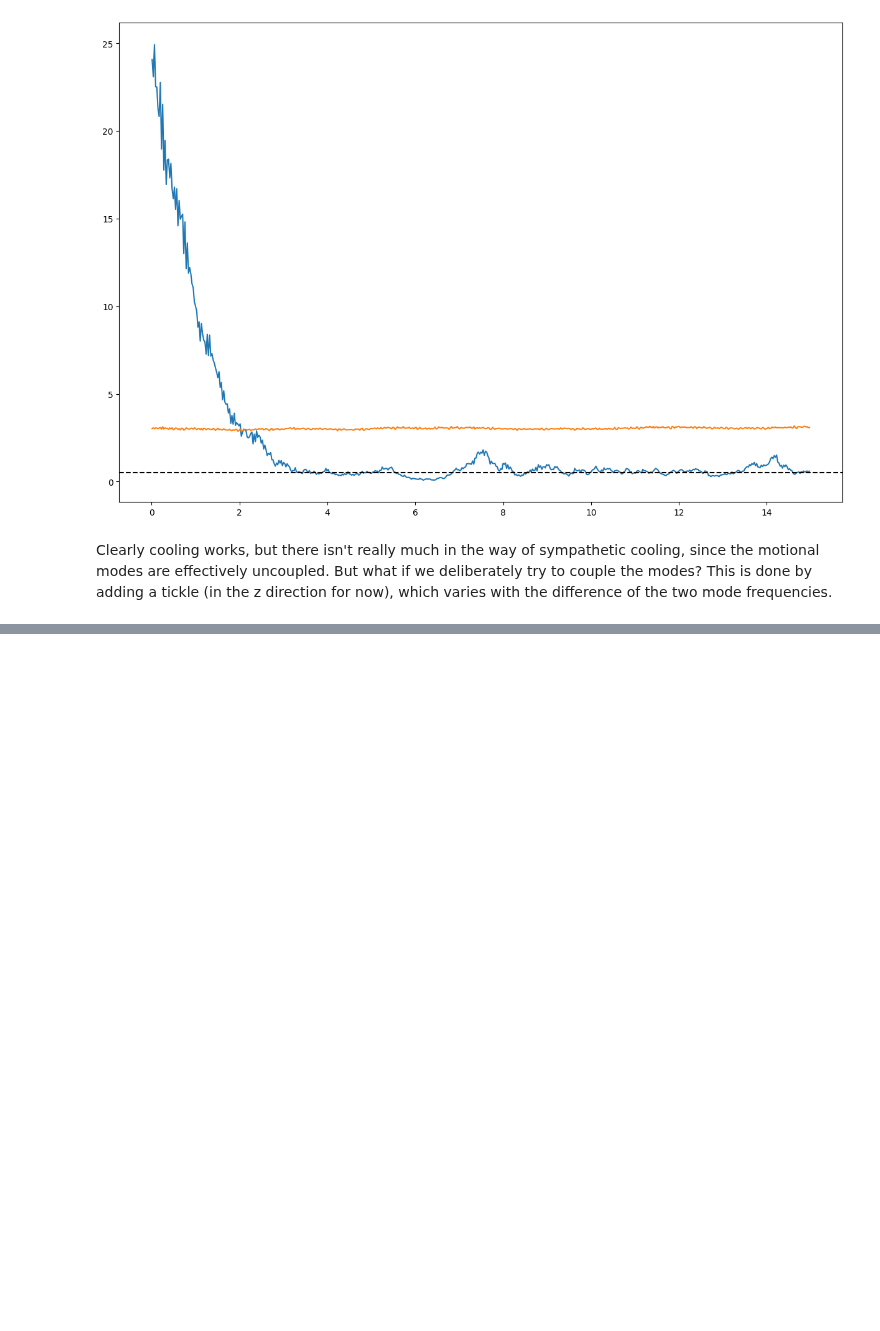
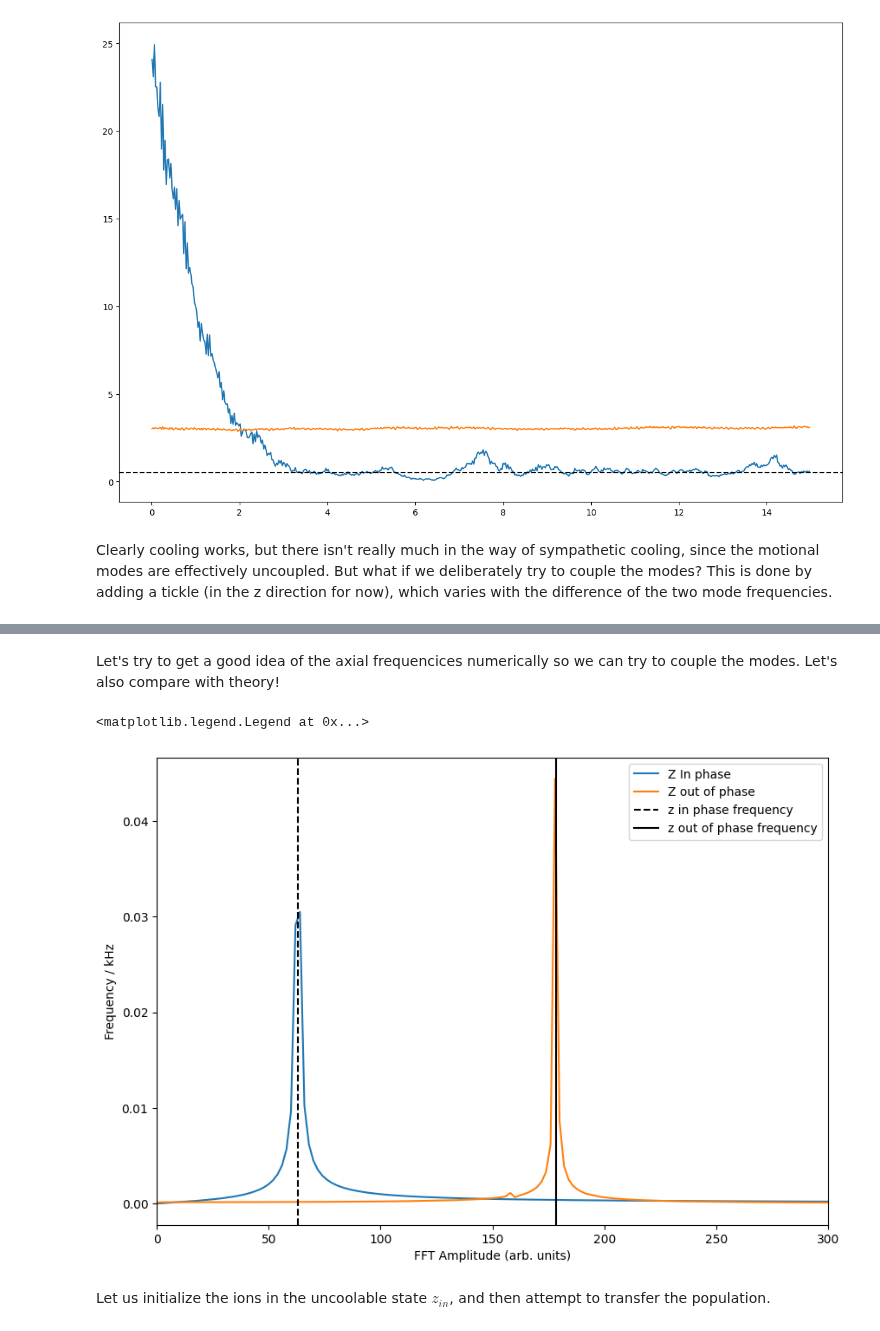
Before and after one commit to EmilLenler/PhD-Work, a Jupyter notebook: Two-Ion-Systems/Cooling2Ion.ipynb, the cells around one changed output, grey strips where cells are left out. Cells and saved outputs as stored; diff of their text form; code cells hidden in the pictures; blank space fills up the shorter version.

```diff
--- a/Two-Ion-Systems/Cooling2Ion.ipynb
+++ b/Two-Ion-Systems/Cooling2Ion.ipynb
@@ -101,6 +101,8 @@ z_freqs = np.sqrt(z_freqs)
 y_freqs = np.sqrt(y_freqs)
 x_freqs = np.sqrt(x_freqs)
 
+
+
 print_section()
 print("z frequencies are (kHz) : ", (z_freqs[0])/(2*np.pi*1e3),"     ", (z_freqs[1])/(2*np.pi*1e3))
 print("z eigenvectors are: ", z_vecs[:,0], "        ", z_vecs[:,1])
@@ -113,9 +115,13 @@ print("y eigenvectors are: ", y_vecs[:,0], "        ", y_vecs[:,1])
 print_section()
 if np.sign(z_vecs[0,0]) == np.sign(z_vecs[1,0]):
     z_in_mode = z_vecs[:,0]
+    freqZin = z_freqs[0]
     z_out_mode = z_vecs[:,1]
+    freqZout = z_freqs[1]
 else:
     z_in_mode = z_vecs[:,1]
+    freqZin = z_freqs[1]
+    freqZout = z_freqs[0]
     z_out_mode = z_vecs[:,0]
 
 if np.sign(x_vecs[0,0]) == np.sign(x_vecs[1,0]):
@@ -839,0 +886,22 @@ for x1,x2,y1,y2,z1,z2 in zip(pos1s[:,0],pos2s[:,0],pos1s[:,1],pos2s[:,1],pos1s[:
+# %% [markdown]
+Let's try to get a good idea of the axial frequencices numerically so we can try to couple the modes. Let's also compare with theory!
+# %%
+ZInfft = fft(projZin)
+ZOutfft = fft(projZout)
+tfft = fftfreq(len(ts),np.diff(ts)[0])
+fftfig,fftax = plt.subplots(figsize = (10,7))
+
+fftax.plot(tfft[:len(ts)//2]*1e-3,np.abs(ZInfft)[0:len(ts)//2],label = 'Z In phase')
+fftax.plot(tfft[:len(ts)//2]*1e-3,np.abs(ZOutfft)[0:len(ts)//2],label = 'Z out of phase')
+fftax.set_xlim(0,300)
+fftax.set_xlabel('FFT Amplitude (arb. units)')
+fftax.set_ylabel('Frequency / kHz')
+fftax.axvline(freqZin*1e-3/(2*np.pi),color = 'k',ls = '--',label = 'z in phase frequency')
+fftax.axvline(freqZout*1e-3/(2*np.pi),color = 'k',label = 'z out of phase frequency')
+
+fftax.legend()
+# %% [output]
+<matplotlib.legend.Legend at 0x...>
+[figure, added]
+# %% [markdown]
+Let us initialize the ions in the uncoolable state $z_{in}$, and then attempt to transfer the population.
```
Also changed, not shown: parts of 18 cells of this notebook, 6 other files.
